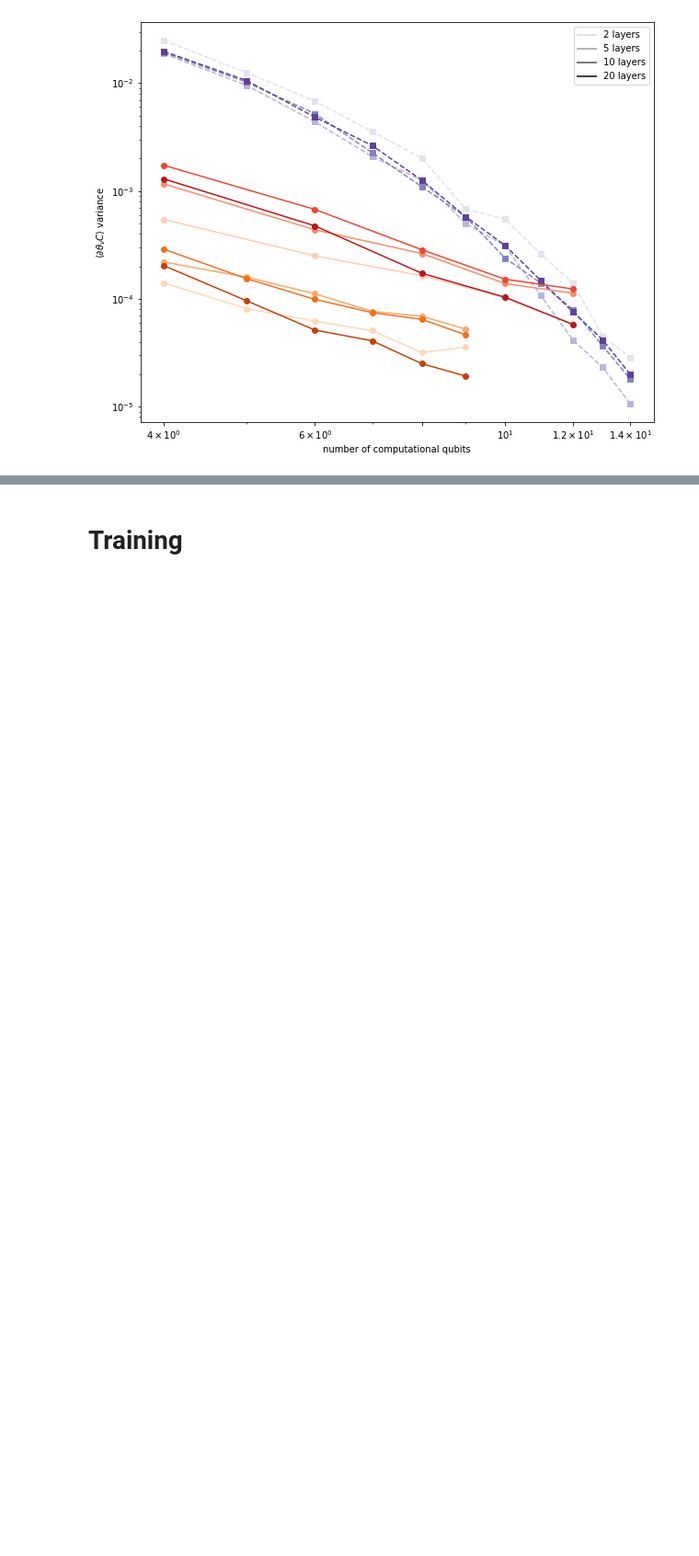
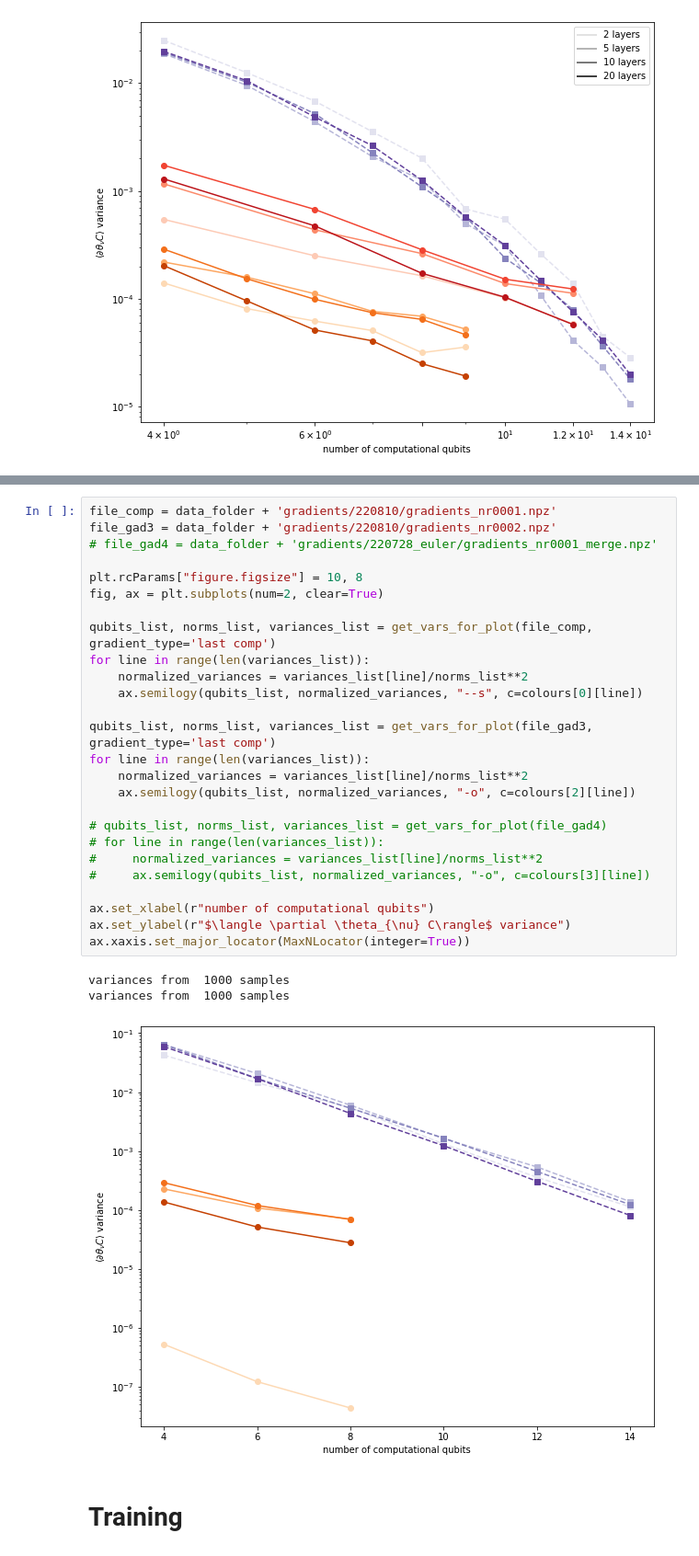
Before and after one commit to SimonCichy/barren-gadgets, a Jupyter notebook: plotting/relevant_results_new_gadgets.ipynb, the cells around one changed output, grey strips where cells are left out. Shown at 92% size. Saved outputs shown, nothing was run; the diff lists cells and outputs as text; blank space fills up the shorter version.

```diff
--- a/plotting/relevant_results_new_gadgets.ipynb
+++ b/plotting/relevant_results_new_gadgets.ipynb
@@ -209,3 +207,33 @@ variances from  1000 samples
+# %%
+file_comp = data_folder + 'gradients/220810/gradients_nr0001.npz'
+file_gad3 = data_folder + 'gradients/220810/gradients_nr0002.npz'
+# file_gad4 = data_folder + 'gradients/220728_euler/gradients_nr0001_merge.npz'
+
+plt.rcParams["figure.figsize"] = 10, 8
+fig, ax = plt.subplots(num=2, clear=True)
+
+qubits_list, norms_list, variances_list = get_vars_for_plot(file_comp, gradient_type='last comp')
+for line in range(len(variances_list)):
+    normalized_variances = variances_list[line]/norms_list**2
+    ax.semilogy(qubits_list, normalized_variances, "--s", c=colours[0][line])
+
+qubits_list, norms_list, variances_list = get_vars_for_plot(file_gad3, gradient_type='last comp')
+for line in range(len(variances_list)):
+    normalized_variances = variances_list[line]/norms_list**2
+    ax.semilogy(qubits_list, normalized_variances, "-o", c=colours[2][line])
+
+# qubits_list, norms_list, variances_list = get_vars_for_plot(file_gad4)
+# for line in range(len(variances_list)):
+#     normalized_variances = variances_list[line]/norms_list**2
+#     ax.semilogy(qubits_list, normalized_variances, "-o", c=colours[3][line])
+
+ax.set_xlabel(r"number of computational qubits")
+ax.set_ylabel(r"$\langle \partial \theta_{\nu} C\rangle$ variance")
+ax.xaxis.set_major_locator(MaxNLocator(integer=True))
+# %% [output]
+variances from  1000 samples
+variances from  1000 samples
+[figure, added]
 # %% [markdown]
 Training
 =======
```
Also changed, not shown: parts of 1 cell of this notebook, 2 other files.
